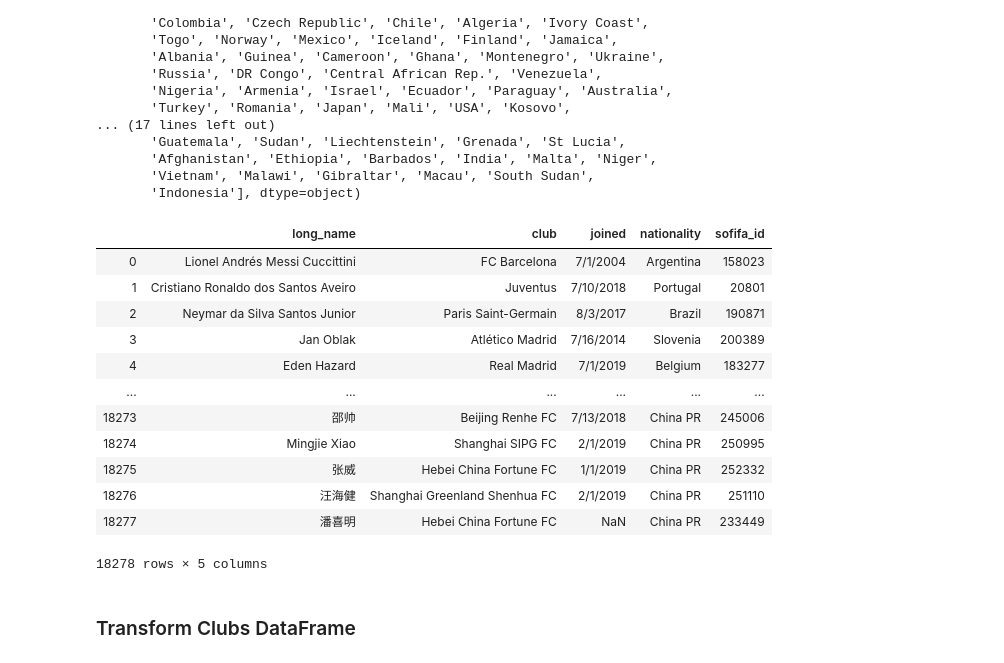
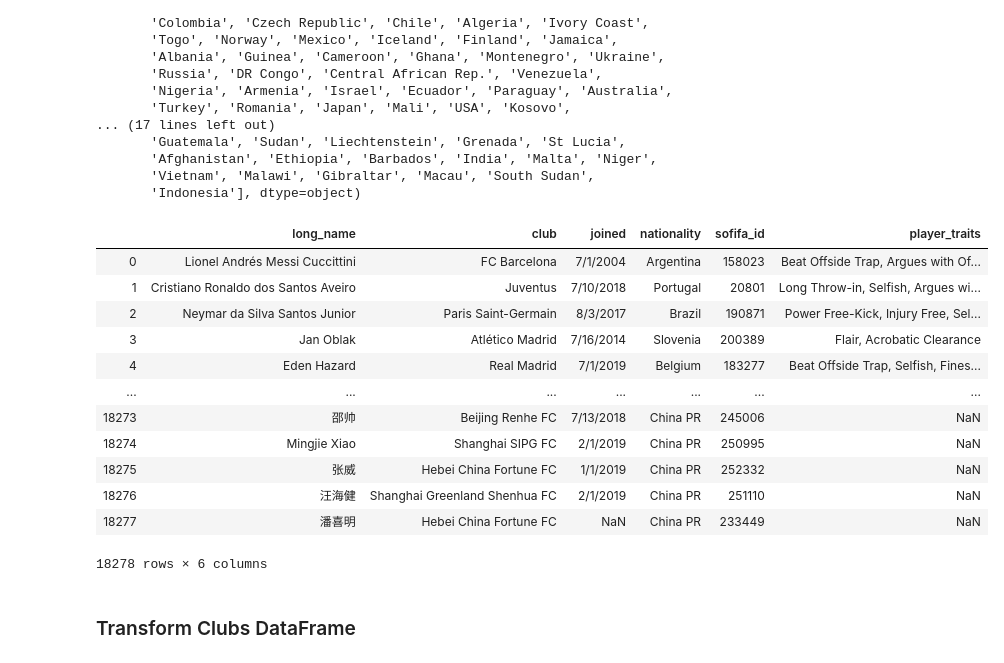
Before and after one commit to dpatel77/FIFA-ETL, a Jupyter notebook: FIFA.ipynb, the cells around one changed output. Saved outputs shown, nothing was run; the diff lists cells and outputs as text; code cells hidden in the pictures.

```diff
--- a/FIFA.ipynb
+++ b/FIFA.ipynb
@@ -177,22 +177,22 @@ array(['Argentina', 'Portugal', 'Brazil', 'Slovenia', 'Belgium',
        'Indonesia'], dtype=object)
 # %%
 # Selecting only the columns that I want
-players_df = players_df[["long_name", "club", "joined","nationality","sofifa_id"]]
+players_df = players_df[["long_name", "club", "joined","nationality","sofifa_id","player_traits"]]
 players_df
 # %% [output]
-|  | long_name | club | joined | nationality | sofifa_id |
-| 0 | Lionel Andrés Messi Cuccittini | FC Barcelona | 7/1/2004 | Argentina | 158023 |
-| 1 | Cristiano Ronaldo dos Santos Aveiro | Juventus | 7/10/2018 | Portugal | 20801 |
-| 2 | Neymar da Silva Santos Junior | Paris Saint-Germain | 8/3/2017 | Brazil | 190871 |
-| 3 | Jan Oblak | Atlético Madrid | 7/16/2014 | Slovenia | 200389 |
-| 4 | Eden Hazard | Real Madrid | 7/1/2019 | Belgium | 183277 |
-| ... | ... | ... | ... | ... | ... |
-| 18273 | 邵帅 | Beijing Renhe FC | 7/13/2018 | China PR | 245006 |
-| 18274 | Mingjie Xiao | Shanghai SIPG FC | 2/1/2019 | China PR | 250995 |
-| 18275 | 张威 | Hebei China Fortune FC | 1/1/2019 | China PR | 252332 |
-| 18276 | 汪海健 | Shanghai Greenland Shenhua FC | 2/1/2019 | China PR | 251110 |
-| 18277 | 潘喜明 | Hebei China Fortune FC | NaN | China PR | 233449 |
+|  | long_name | club | joined | nationality | sofifa_id | player_traits |
+| 0 | Lionel Andrés Messi Cuccittini | FC Barcelona | 7/1/2004 | Argentina | 158023 | Beat Offside Trap, Argues with Of... |
+| 1 | Cristiano Ronaldo dos Santos Aveiro | Juventus | 7/10/2018 | Portugal | 20801 | Long Throw-in, Selfish, Argues wi... |
+| 2 | Neymar da Silva Santos Junior | Paris Saint-Germain | 8/3/2017 | Brazil | 190871 | Power Free-Kick, Injury Free, Sel... |
+| 3 | Jan Oblak | Atlético Madrid | 7/16/2014 | Slovenia | 200389 | Flair, Acrobatic Clearance |
+| 4 | Eden Hazard | Real Madrid | 7/1/2019 | Belgium | 183277 | Beat Offside Trap, Selfish, Fines... |
+| ... | ... | ... | ... | ... | ... | ... |
+| 18273 | 邵帅 | Beijing Renhe FC | 7/13/2018 | China PR | 245006 | NaN |
+| 18274 | Mingjie Xiao | Shanghai SIPG FC | 2/1/2019 | China PR | 250995 | NaN |
+| 18275 | 张威 | Hebei China Fortune FC | 1/1/2019 | China PR | 252332 | NaN |
+| 18276 | 汪海健 | Shanghai Greenland Shenhua FC | 2/1/2019 | China PR | 251110 | NaN |
+| 18277 | 潘喜明 | Hebei China Fortune FC | NaN | China PR | 233449 | NaN |
-18278 rows × 5 columns
+18278 rows × 6 columns
 # %% [markdown]
 ### Transform Clubs DataFrame
 # %%
```
Also changed, not shown: parts of 6 cells of this notebook.
